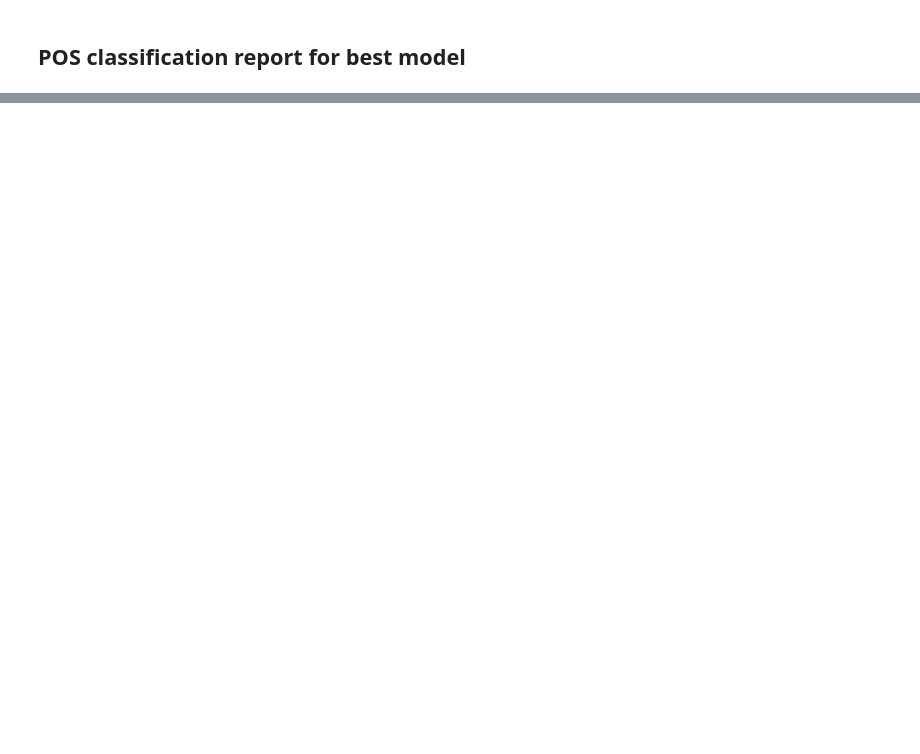
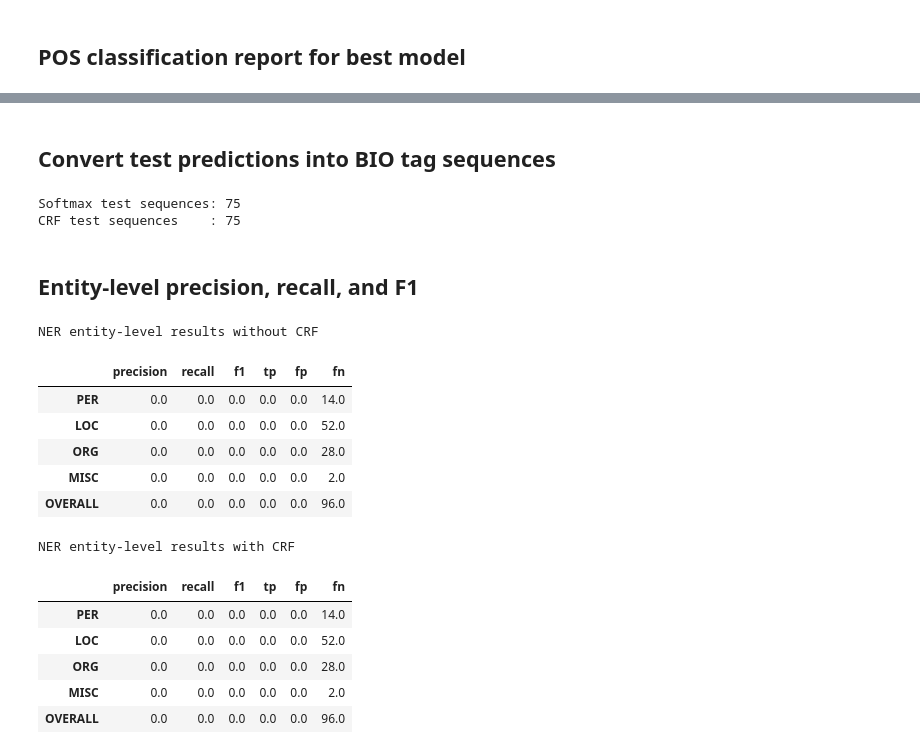
Before and after one commit to Sameer-Khan08/NLP-Assignment-2, a Jupyter notebook: Sequence Labeling POS Tagging & NER/Sequence Labeling.ipynb, the cells around one changed output, grey strips where cells are left out. Saved outputs shown, nothing was run; the diff lists cells and outputs as text; code cells hidden in the pictures; blank space fills up the shorter version.

Commit message:
Sequence Labelling is done

```diff
--- a/Sequence Labeling POS Tagging & NER/Sequence Labeling.ipynb
+++ b/Sequence Labeling POS Tagging & NER/Sequence Labeling.ipynb
@@ -807,0 +913,15 @@ weighted avg       0.95      0.89      0.90      1791
+# %%
+ner_crf_result = train_crf_sequence_tagger(
+    model=ner_model_crf,
+    train_loader=ner_train_loader,
+    val_loader=ner_val_loader,
+    device=DEVICE,
+    idx2label=idx2ner,
+    lr=LEARNING_RATE,
+    weight_decay=WEIGHT_DECAY,
+    max_epochs=NER_MAX_EPOCHS,
+    patience=NER_PATIENCE
+)
+
+print("Best NER CRF validation Macro-F1:", ner_crf_result["best_val_f1"])
+print("Best NER CRF epoch:", ner_crf_result["best_epoch"])
@@ -807,0 +965,51 @@ weighted avg       0.95      0.89      0.90      1791
+# %% [markdown]
+## Convert test predictions into BIO tag sequences
+# %%
+gold_soft, pred_soft, tok_soft = predict_softmax_sequences(
+    ner_softmax_result["model"],
+    ner_test_loader,
+    DEVICE,
+    idx2ner
+)
+
+gold_crf, pred_crf, tok_crf = predict_crf_sequences(
+    ner_crf_result["model"],
+    ner_test_loader,
+    DEVICE,
+    idx2ner
+)
+
+print("Softmax test sequences:", len(gold_soft))
+print("CRF test sequences    :", len(gold_crf))
+# %% [output]
+Softmax test sequences: 75
+CRF test sequences    : 75
+# %% [markdown]
+## Entity-level precision, recall, and F1
+# %%
+entity_metrics_softmax = compute_entity_level_metrics(gold_soft, pred_soft)
+entity_metrics_crf = compute_entity_level_metrics(gold_crf, pred_crf)
+
+softmax_entity_df = pd.DataFrame(entity_metrics_softmax).T
+crf_entity_df = pd.DataFrame(entity_metrics_crf).T
+
+print("NER entity-level results without CRF")
+display(softmax_entity_df)
+
+print("NER entity-level results with CRF")
+display(crf_entity_df)
+# %% [output]
+NER entity-level results without CRF
+|  | precision | recall | f1 | tp | fp | fn |
+| PER | 0.0 | 0.0 | 0.0 | 0.0 | 0.0 | 14.0 |
+| LOC | 0.0 | 0.0 | 0.0 | 0.0 | 0.0 | 52.0 |
+| ORG | 0.0 | 0.0 | 0.0 | 0.0 | 0.0 | 28.0 |
+| MISC | 0.0 | 0.0 | 0.0 | 0.0 | 0.0 | 2.0 |
+| OVERALL | 0.0 | 0.0 | 0.0 | 0.0 | 0.0 | 96.0 |
+NER entity-level results with CRF
+|  | precision | recall | f1 | tp | fp | fn |
+| PER | 0.0 | 0.0 | 0.0 | 0.0 | 0.0 | 14.0 |
+| LOC | 0.0 | 0.0 | 0.0 | 0.0 | 0.0 | 52.0 |
+| ORG | 0.0 | 0.0 | 0.0 | 0.0 | 0.0 | 28.0 |
+| MISC | 0.0 | 0.0 | 0.0 | 0.0 | 0.0 | 2.0 |
+| OVERALL | 0.0 | 0.0 | 0.0 | 0.0 | 0.0 | 96.0 |
```
Also changed, not shown: parts of 67 cells of this notebook, 7 other files.
